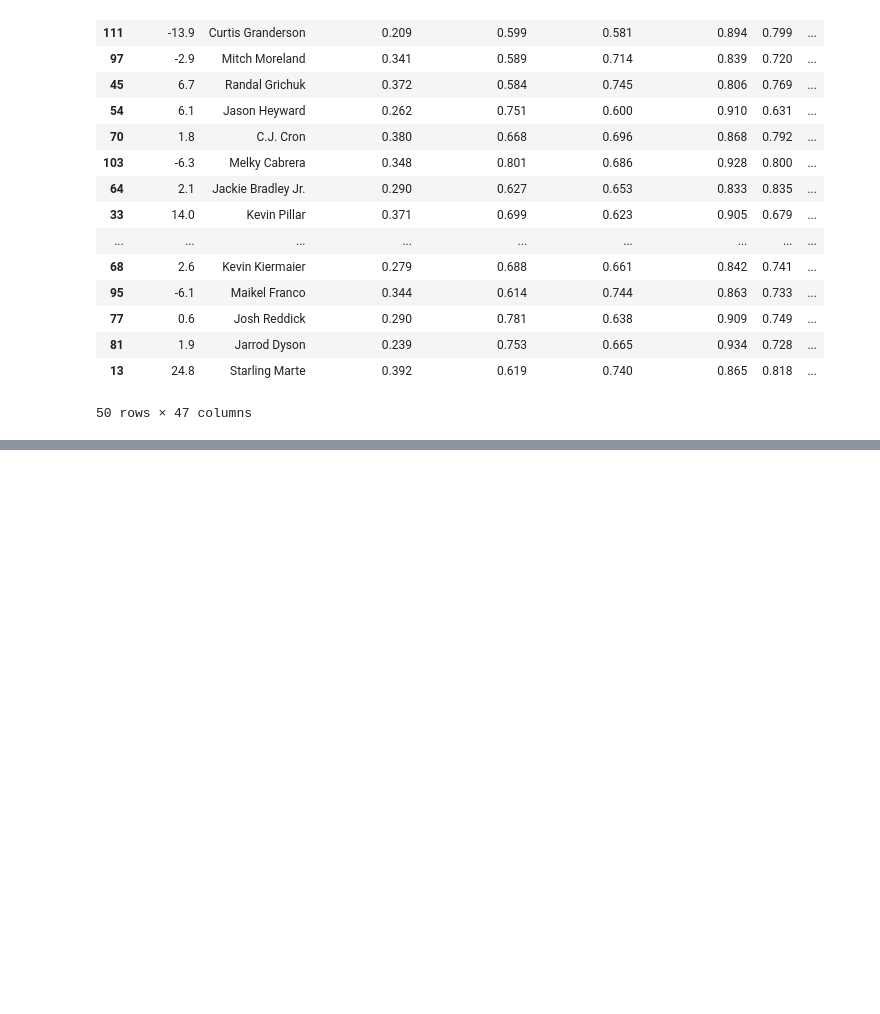
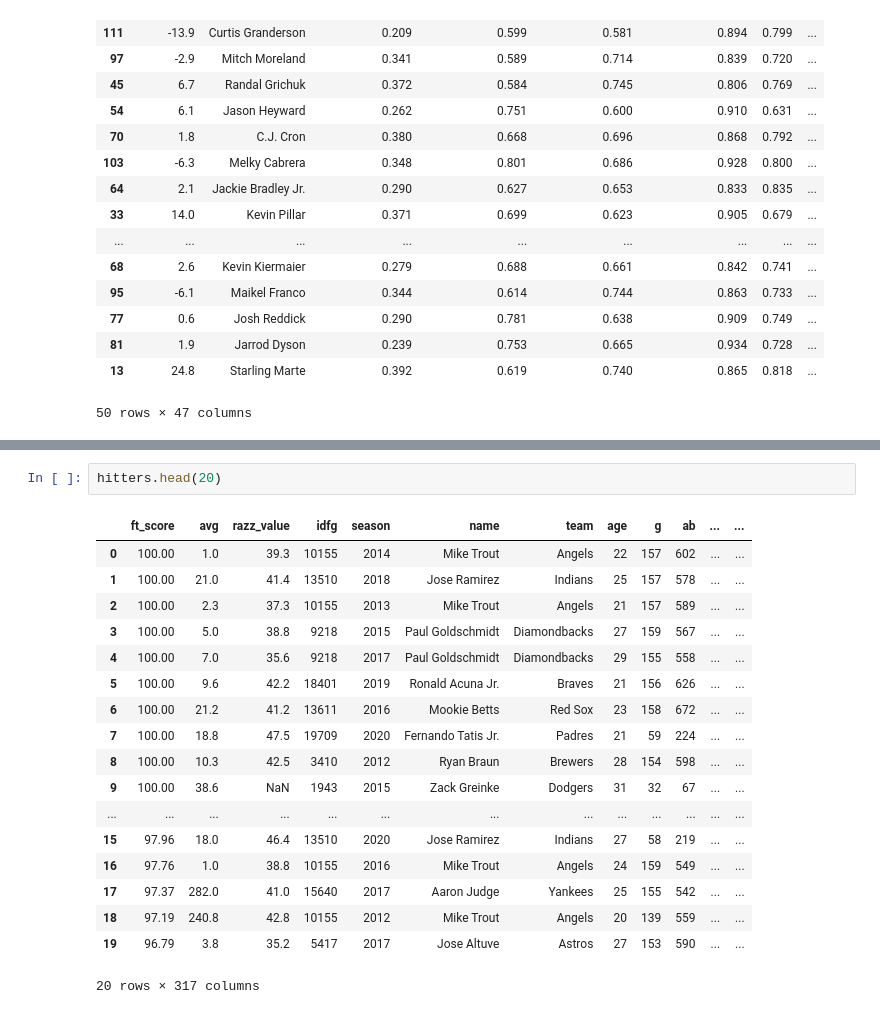
Before and after one commit to RiverJAM/Ultimate-Fantasy-Baseball-Eval-Tool, a Jupyter notebook: ML for Ultimate Baseball.ipynb, the cells around one changed output, grey strips where cells are left out. Cells and saved outputs as stored; diff of their text form; blank space fills up the shorter version.

```diff
--- a/ML for Ultimate Baseball.ipynb
+++ b/ML for Ultimate Baseball.ipynb
@@ -1079,0 +1118,21 @@ RazzSeason.head(50)
+# %%
+hitters.head(20)
+# %% [output]
+|  | ft_score | avg | razz_value | ﻿idfg | season | name | team | age | g | ab | ... | ... |
+| 0 | 100.00 | 1.0 | 39.3 | 10155 | 2014 | Mike Trout | Angels | 22 | 157 | 602 | ... | ... |
+| 1 | 100.00 | 21.0 | 41.4 | 13510 | 2018 | Jose Ramirez | Indians | 25 | 157 | 578 | ... | ... |
+| 2 | 100.00 | 2.3 | 37.3 | 10155 | 2013 | Mike Trout | Angels | 21 | 157 | 589 | ... | ... |
+| 3 | 100.00 | 5.0 | 38.8 | 9218 | 2015 | Paul Goldschmidt | Diamondbacks | 27 | 159 | 567 | ... | ... |
+| 4 | 100.00 | 7.0 | 35.6 | 9218 | 2017 | Paul Goldschmidt | Diamondbacks | 29 | 155 | 558 | ... | ... |
+| 5 | 100.00 | 9.6 | 42.2 | 18401 | 2019 | Ronald Acuna Jr. | Braves | 21 | 156 | 626 | ... | ... |
+| 6 | 100.00 | 21.2 | 41.2 | 13611 | 2016 | Mookie Betts | Red Sox | 23 | 158 | 672 | ... | ... |
+| 7 | 100.00 | 18.8 | 47.5 | 19709 | 2020 | Fernando Tatis Jr. | Padres | 21 | 59 | 224 | ... | ... |
+| 8 | 100.00 | 10.3 | 42.5 | 3410 | 2012 | Ryan Braun | Brewers | 28 | 154 | 598 | ... | ... |
+| 9 | 100.00 | 38.6 | NaN | 1943 | 2015 | Zack Greinke | Dodgers | 31 | 32 | 67 | ... | ... |
+| ... | ... | ... | ... | ... | ... | ... | ... | ... | ... | ... | ... | ... |
+| 15 | 97.96 | 18.0 | 46.4 | 13510 | 2020 | Jose Ramirez | Indians | 27 | 58 | 219 | ... | ... |
+| 16 | 97.76 | 1.0 | 38.8 | 10155 | 2016 | Mike Trout | Angels | 24 | 159 | 549 | ... | ... |
+| 17 | 97.37 | 282.0 | 41.0 | 15640 | 2017 | Aaron Judge | Yankees | 25 | 155 | 542 | ... | ... |
+| 18 | 97.19 | 240.8 | 42.8 | 10155 | 2012 | Mike Trout | Angels | 20 | 139 | 559 | ... | ... |
+| 19 | 96.79 | 3.8 | 35.2 | 5417 | 2017 | Jose Altuve | Astros | 27 | 153 | 590 | ... | ... |
+20 rows × 317 columns
```
Also changed, not shown: parts of 8 cells of this notebook, 3 other files.
